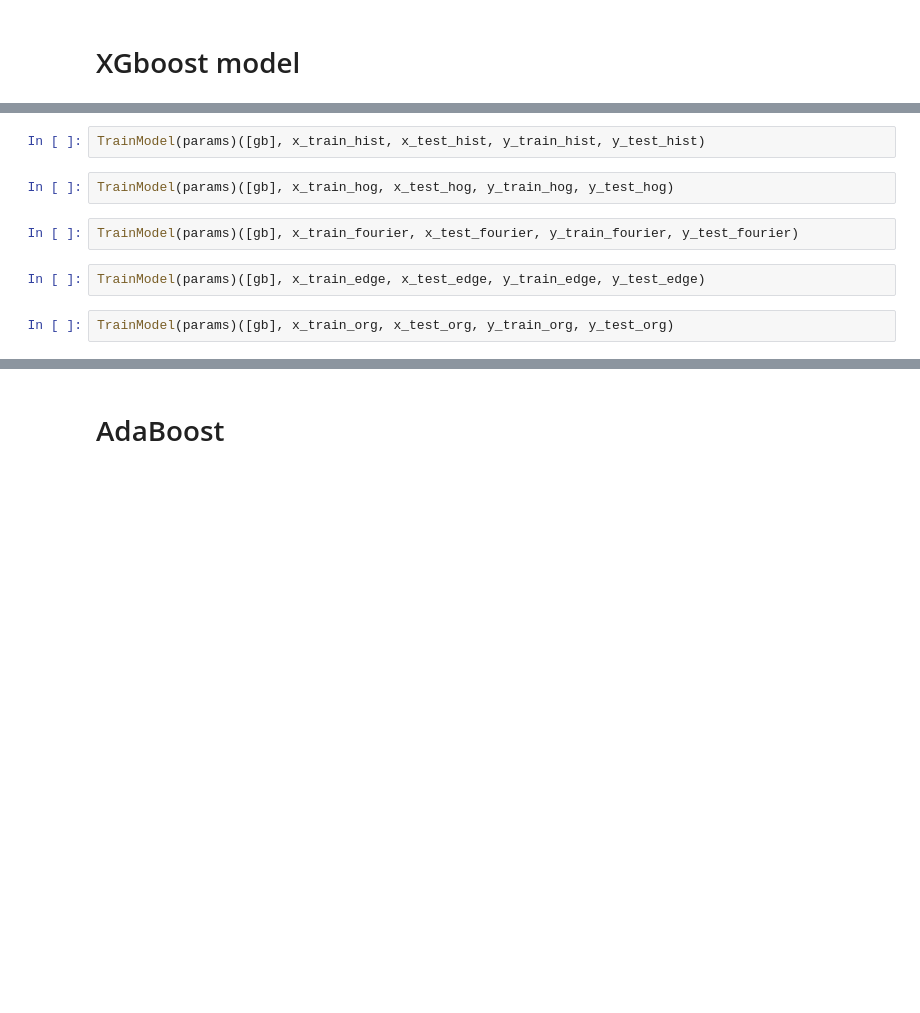
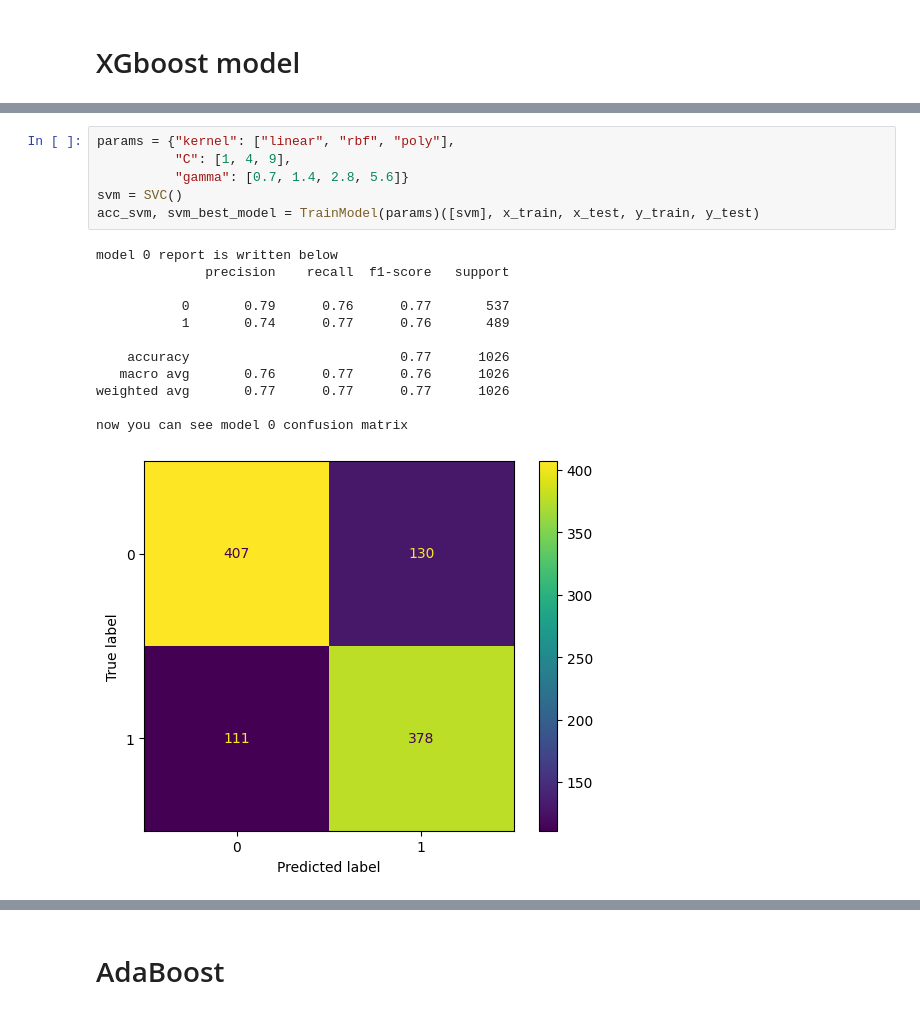
Before and after one commit to erfantbtb/generated_vs_real, a Jupyter notebook: classification.ipynb, the cells around one changed output, grey strips where cells are left out. Drawn from its saved outputs; the diff is of its cells as text; blank space fills up the shorter version.

```diff
--- a/classification.ipynb
+++ b/classification.ipynb
@@ -337,10 +297,19 @@ KeyboardInterrupt:
-# %%
-TrainModel(params)([gb], x_train_hist, x_test_hist, y_train_hist, y_test_hist)
-# %%
-TrainModel(params)([gb], x_train_hog, x_test_hog, y_train_hog, y_test_hog)
-# %%
-TrainModel(params)([gb], x_train_fourier, x_test_fourier, y_train_fourier, y_test_fourier)
-# %%
-TrainModel(params)([gb], x_train_edge, x_test_edge, y_train_edge, y_test_edge)
-# %%
-TrainModel(params)([gb], x_train_org, x_test_org, y_train_org, y_test_org)
+# %%
+params = {"kernel": ["linear", "rbf", "poly"],
+          "C": [1, 4, 9],
+          "gamma": [0.7, 1.4, 2.8, 5.6]}
+svm = SVC()
+acc_svm, svm_best_model = TrainModel(params)([svm], x_train, x_test, y_train, y_test)
+# %% [output]
+model 0 report is written below
+              precision    recall  f1-score   support
+
+           0       0.79      0.76      0.77       537
+           1       0.74      0.77      0.76       489
+
+    accuracy                           0.77      1026
+   macro avg       0.76      0.77      0.76      1026
+weighted avg       0.77      0.77      0.77      1026
+
+now you can see model 0 confusion matrix
+[figure, added]
```
Also changed, not shown: parts of 98 cells of this notebook, 2 other files.
